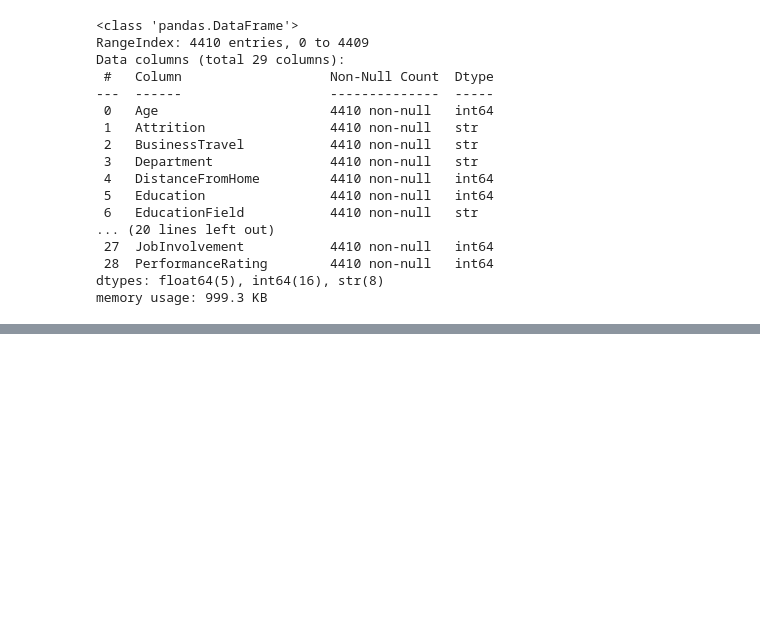
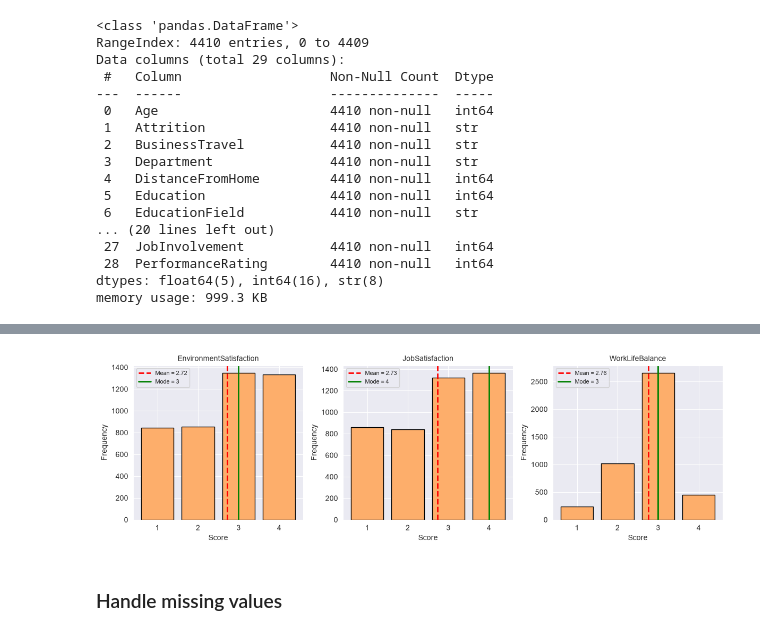
Before and after one commit to DangHoangMinhTu/Project-3---Clustering-HR-Analytics-Case-Study, a Jupyter notebook: HR-Analytics-Case-Study-Clustering.ipynb, the cells around one changed output, grey strips where cells are left out. Drawn from its saved outputs; the diff is of its cells as text; code cells hidden in the pictures; blank space fills up the shorter version.

```diff
--- a/HR-Analytics-Case-Study-Clustering.ipynb
+++ b/HR-Analytics-Case-Study-Clustering.ipynb
@@ -346,0 +303,58 @@ print(df_clean[['AvgWorkingHours', 'DaysWorked', 'DaysAbsent']].describe())
+# %%
+ORD_COLS = [
+    'EnvironmentSatisfaction',
+    'JobSatisfaction',
+    'WorkLifeBalance'
+]
+
+fig, axes = plt.subplots(1, 3, figsize=(12, 3.8))
+
+for ax, col in zip(axes, ORD_COLS):
+
+    data = df_employee[col].dropna()
+    counts = data.value_counts().sort_index()
+
+    ax.bar(
+        counts.index.astype(int),
+        counts.values,
+        color="#fdae6b",
+        edgecolor="black"
+    )
+
+    mean_value = data.mean()
+    mode_value = data.mode().iloc[0]
+
+    ax.axvline(
+        mean_value,
+        color="red",
+        linestyle="--",
+        linewidth=2,
+        label=f"Mean = {mean_value:.2f}"
+    )
+
+    ax.axvline(
+        mode_value,
+        color="green",
+        linewidth=2,
+        label=f"Mode = {int(mode_value)}"
+    )
+
+    ax.set_xticks([1, 2, 3, 4])
+    ax.set_title(col, fontsize=10)
+    ax.set_xlabel("Score")
+    ax.set_ylabel("Frequency")
+    ax.legend(fontsize=8)
+
+fig.tight_layout()
+
+plt.savefig(
+    'latex_report/src/figures/figure2.png',
+    dpi=300,
+    bbox_inches='tight'
+)
+
+plt.show()
+# %% [output]
+[figure, added]
+# %% [markdown]
+### Handle missing values
```
Also changed, not shown: parts of 12 cells of this notebook.
